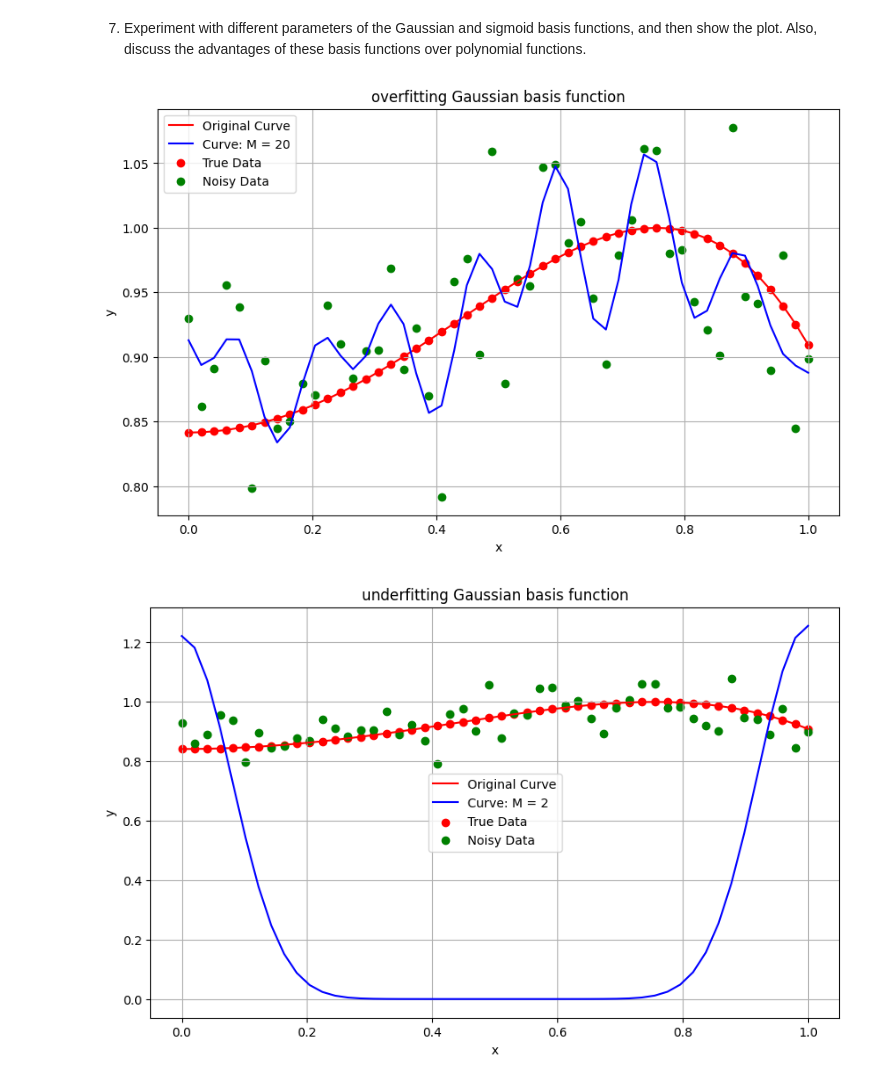
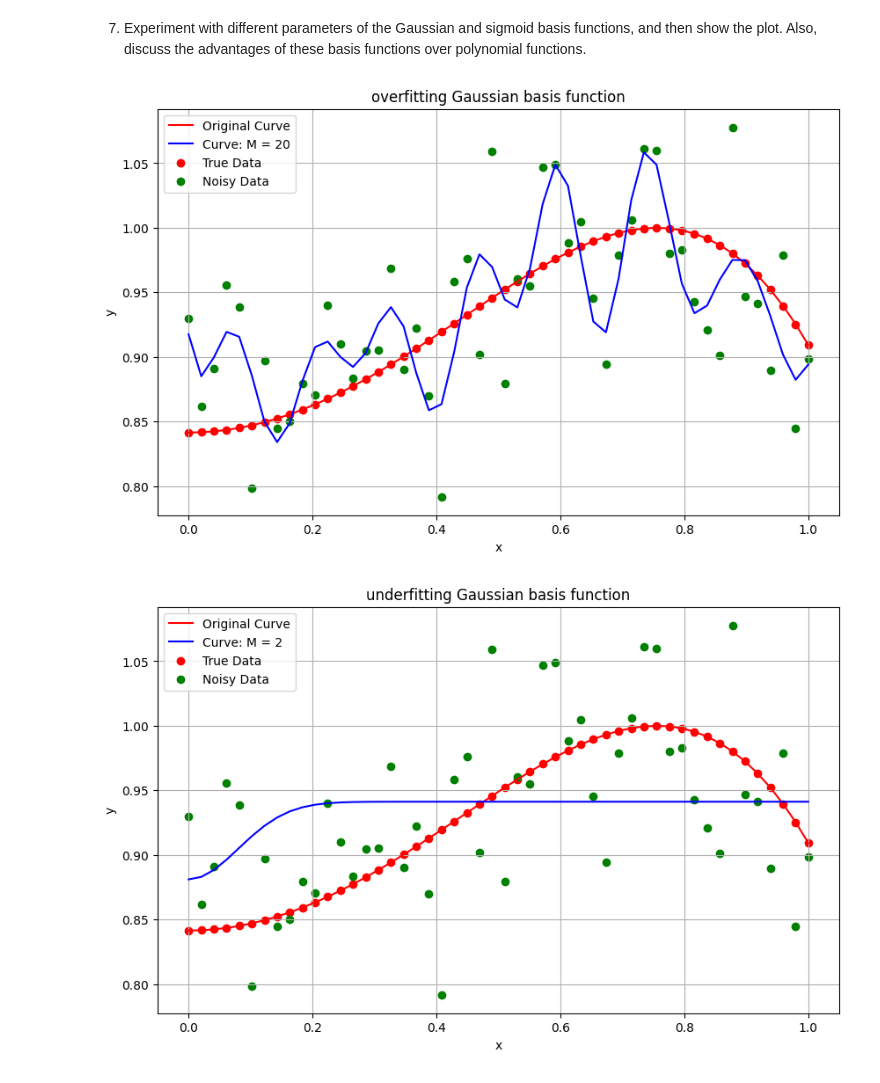
Before and after one commit to nusfeiwei/RPassignment, a Jupyter notebook: BASIS_FUNCTION.ipynb, the cells around one changed output. Saved outputs shown, nothing was run; the diff lists cells and outputs as text; code cells hidden in the pictures.

```diff
--- a/BASIS_FUNCTION.ipynb
+++ b/BASIS_FUNCTION.ipynb
@@ -42,19 +42,22 @@ y_noisy = y_true + noise
 #3. Fit the generated noisy data using the MLE that employs the Gaussian basis
 #   functions as discussed in class
 
-def polynomial_curve_fitting_gaussian(x, t, M):
+def basis_function_fitting_gaussian(x, t, M):
     """
-    Polynomial curve fitting using MLE gaussian
+    basis function curve fitting using MLE gaussian
     """
 
     # initialize the parameters (μ and s) for the basis functions
-    mu_values = np.linspace(x.min(), x.max(), M)
+    mu_values = np.linspace(x.min(), x.max(), M - 1)
     s_values = np.ones(M) * 0.08
 
     # design matrix Phi
     Phi = np.zeros((len(x), M))
-    for i in range(M):
-        Phi[:, i] = np.exp(-(x - mu_values[i])**2 / (2 * s_values[i]**2))
+    for i in range(M - 1):
+        Phi[:, i + 1] = np.exp(-(x - mu_values[i])**2 / (2 * s_values[i]**2))
+        #print(i)
+
+    Phi[:, 0] = 1
     #print(Phi)
     #print(Phi.shape)
 
@@ -85,7 +88,7 @@ def plotplot(x, y_true, y_pred, y_noisy, M, title):
     plt.show()
 
 M = 5  # Degree of the polynomial
-w, Phi, y_pred_gaussian = polynomial_curve_fitting_gaussian(x, y_noisy, M)
+w, Phi, y_pred_gaussian = basis_function_fitting_gaussian(x, y_noisy, M)
 
 
 #plotplot(x, y_true, y_pred, y_noisy, M)
@@ -95,7 +98,7 @@ w, Phi, y_pred_gaussian = polynomial_curve_fitting_gaussian(x, y_noisy, M)
 
 title = 'overfitting Gaussian basis function'
 M = 20  # Degree of the polynomial
-w, Phi, y_pred_gaussian = polynomial_curve_fitting_gaussian(x, y_noisy, M)
+w, Phi, y_pred_gaussian = basis_function_fitting_gaussian(x, y_noisy, M)
 #print(w)
 
 plotplot(x, y_true, y_pred_gaussian, y_noisy, M, title)
@@ -103,7 +106,7 @@ plotplot(x, y_true, y_pred_gaussian, y_noisy, M, title)
 
 title = 'underfitting Gaussian basis function'
 M = 2  # Degree of the polynomial
-w, Phi, y_pred_gaussian = polynomial_curve_fitting_gaussian(x, y_noisy, M)
+w, Phi, y_pred_gaussian = basis_function_fitting_gaussian(x, y_noisy, M)
 #print(w)
 
 plotplot(x, y_true, y_pred_gaussian, y_noisy, M, title)
@@ -112,19 +115,20 @@ plotplot(x, y_true, y_pred_gaussian, y_noisy, M, title)
 #   results for different values of M that generate overfitting and
 #   underfitting curves.
 
-def polynomial_curve_fitting_sigmoid(x, t, M):
+def basis_function_fitting_sigmoid(x, t, M):
     """
-    Polynomial curve fitting using MLE sigmoid
+    basis function curve fitting using MLE sigmoid
     """
 
     # initialize the parameters (μ and s) for the basis functions
-    mu_values = np.linspace(x.min(), x.max(), M)
+    mu_values = np.linspace(x.min(), x.max(), M - 1)
     s_values = np.ones(M) * 0.08
 
     # design matrix Phi
     Phi = np.zeros((len(x), M))
-    for i in range(M):
-        Phi[:, i] = 1 / (1 + np.exp(-(x - mu_values[i]) / s_values[i]))
+    for i in range(M - 1):
+        Phi[:, i + 1] = 1 / (1 + np.exp(-(x - mu_values[i]) / s_values[i]))
+    Phi[:, 0] = 1
     #print(Phi)
     #print(Phi.shape)
 
@@ -138,37 +142,37 @@ def polynomial_curve_fitting_sigmoid(x, t, M):
 
 title = 'overfitting sigmoid basis function'
 M = 20  # Degree of the polynomial
-w, Phi, y_pred_sigmoid = polynomial_curve_fitting_sigmoid(x, y_noisy, M)
+w, Phi, y_pred_sigmoid = basis_function_fitting_sigmoid(x, y_noisy, M)
 #print(w)
 
 plotplot(x, y_true, y_pred_sigmoid, y_noisy, M, title)
 
 title = 'underfitting sigmoid basis function'
 M = 3  # Degree of the polynomial
-w, Phi, y_pred_sigmoid = polynomial_curve_fitting_sigmoid(x, y_noisy, M)
+w, Phi, y_pred_sigmoid = basis_function_fitting_sigmoid(x, y_noisy, M)
 #print(w)
 
 plotplot(x, y_true, y_pred_sigmoid, y_noisy, M, title)
 
 #6. Change the original curve function to image.png, and use the sigmoid basis
 #   function to estimate the best curve fitting from the noisy data.
 
 x_new = np.linspace(0, 5, 50)
 y_true_new = 0.4345 * x_new**3 - 0.5607 * x_new**2 + 16.78 * x_new - 10.61
 y_noisy_new = y_true_new + noise
 
 title = 'best curve fitting sigmoid basis function'
 M = 13  # Degree of the polynomial
-w, Phi, y_pred_sigmoid = polynomial_curve_fitting_sigmoid(x_new, y_noisy_new, M)
+w, Phi, y_pred_sigmoid = basis_function_fitting_sigmoid(x_new, y_noisy_new, M)
 #print(w)
 
 plotplot(x_new, y_true_new, y_pred_sigmoid, y_noisy_new, M, title)
 
 
 
 #7. Experiment with different parameters of the Gaussian and sigmoid basis
 #   functions, and then show the plot. Also, discuss the advantages of these
 #   basis functions over polynomial functions.
 # %% [output]
-[figure, old version]
+[figure, new version]
-[figure, old version]
+[figure, new version]
```
Also changed, not shown: parts of 1 cell of this notebook.
